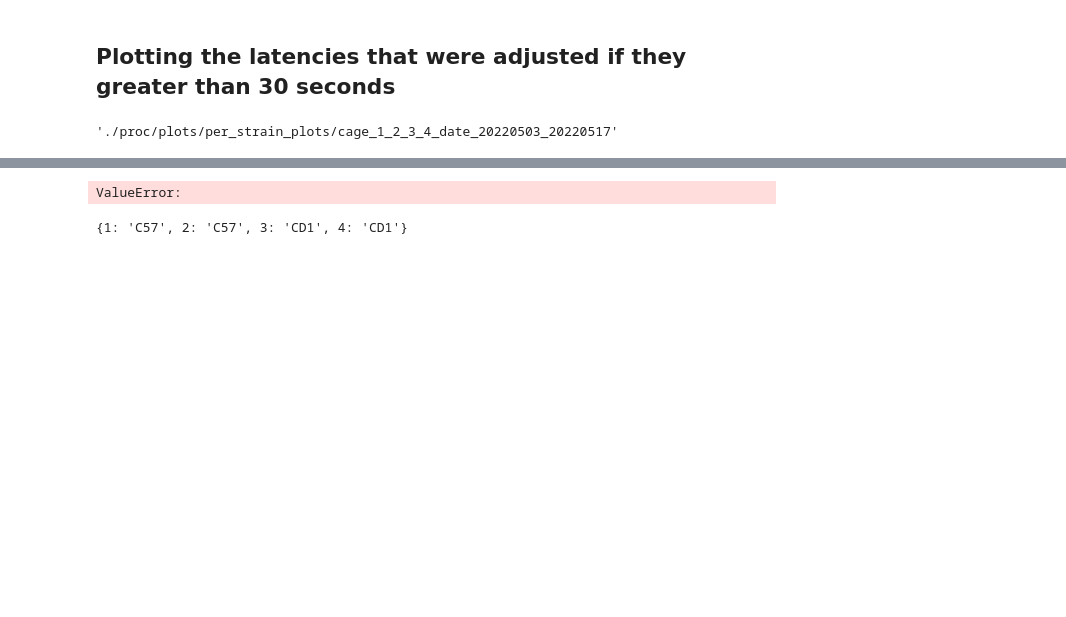
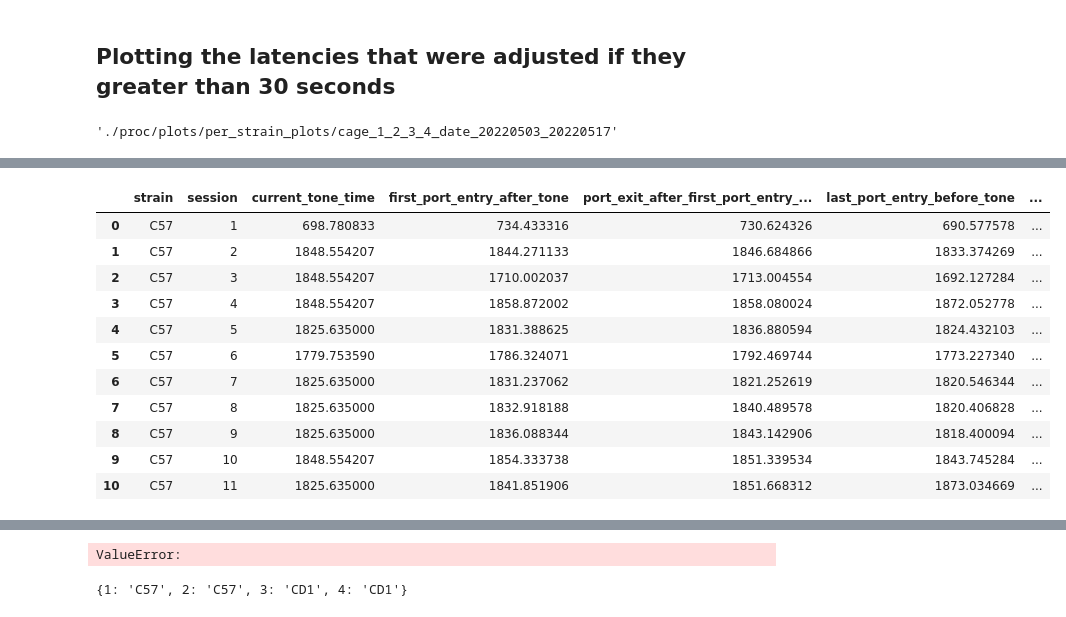
Before and after one commit to padillacoreanolab/behavioral_dataframe_processing, a Jupyter notebook: results/2022_10_12_pilot_1_2_3_reward_training/pilot_1/02_calculating_latencies.ipynb, the cells around one changed output, grey strips where cells are left out. Cells and saved outputs as stored; diff of their text form; code cells hidden in the pictures; blank space fills up the shorter version.

```diff
--- a/results/2022_10_12_pilot_1_2_3_reward_training/pilot_1/02_calculating_latencies.ipynb
+++ b/results/2022_10_12_pilot_1_2_3_reward_training/pilot_1/02_calculating_latencies.ipynb
@@ -1083,3 +1139,18 @@ strain_to_color = {"CD1": "mediumpurple", "C57": "teal"}
+# %%
+strain_df
+# %% [output]
+|  | strain | session | current_tone_time | first_port_entry_after_tone | port_exit_after_first_port_entry_... | last_port_entry_before_tone | ... |
+| 0 | C57 | 1 | 698.780833 | 734.433316 | 730.624326 | 690.577578 | ... |
+| 1 | C57 | 2 | 1848.554207 | 1844.271133 | 1846.684866 | 1833.374269 | ... |
+| 2 | C57 | 3 | 1848.554207 | 1710.002037 | 1713.004554 | 1692.127284 | ... |
+| 3 | C57 | 4 | 1848.554207 | 1858.872002 | 1858.080024 | 1872.052778 | ... |
+| 4 | C57 | 5 | 1825.635000 | 1831.388625 | 1836.880594 | 1824.432103 | ... |
+| 5 | C57 | 6 | 1779.753590 | 1786.324071 | 1792.469744 | 1773.227340 | ... |
+| 6 | C57 | 7 | 1825.635000 | 1831.237062 | 1821.252619 | 1820.546344 | ... |
+| 7 | C57 | 8 | 1825.635000 | 1832.918188 | 1840.489578 | 1820.406828 | ... |
+| 8 | C57 | 9 | 1825.635000 | 1836.088344 | 1843.142906 | 1818.400094 | ... |
+| 9 | C57 | 10 | 1848.554207 | 1854.333738 | 1851.339534 | 1843.745284 | ... |
+| 10 | C57 | 11 | 1825.635000 | 1841.851906 | 1851.668312 | 1873.034669 | ... |
 # %%
 
 fig, ax = plt.subplots()
```
Also changed, not shown: parts of 20 cells of this notebook, 1 other file.
